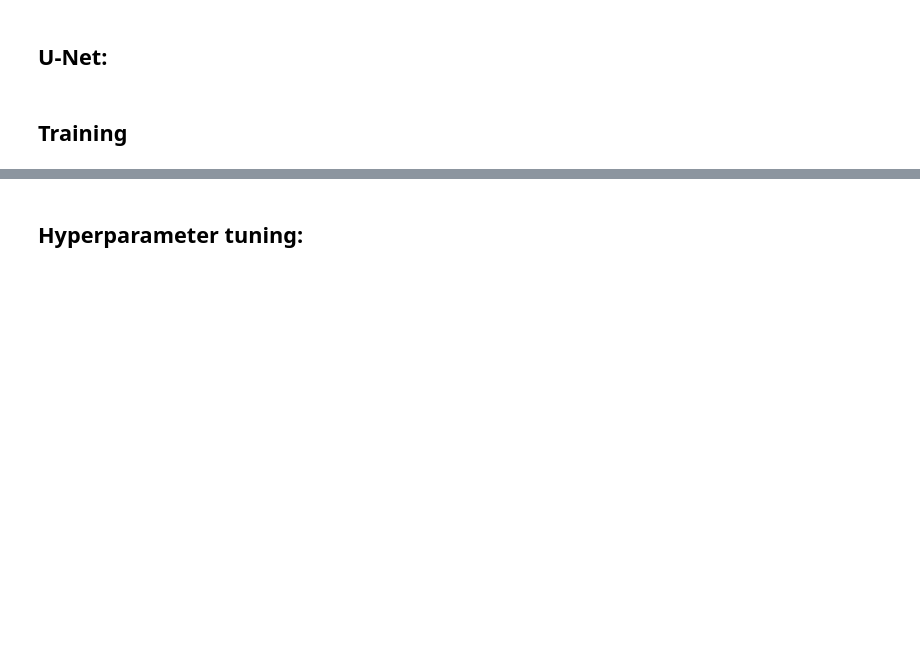
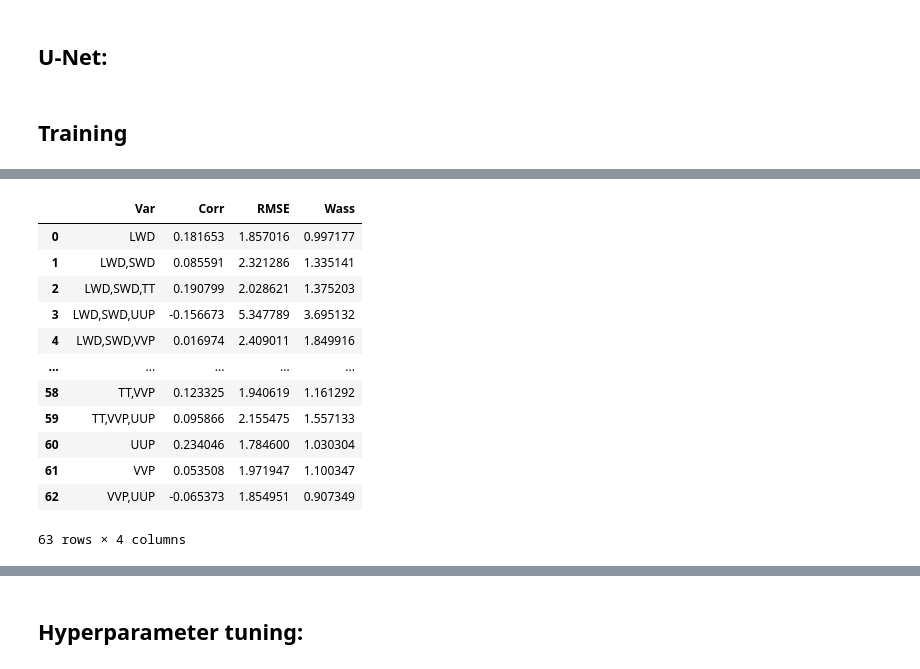
Before and after one commit to marvande/Antarctica-RCM-Emulator, a Jupyter notebook: scr/notebooks/pytorch/pytorch_ML.ipynb, the cells around one changed output, grey strips where cells are left out. Drawn from its saved outputs; the diff is of its cells as text; code cells hidden in the pictures; blank space fills up the shorter version.

```diff
--- a/scr/notebooks/pytorch/pytorch_ML.ipynb
+++ b/scr/notebooks/pytorch/pytorch_ML.ipynb
@@ -662,0 +1122,19 @@ plotLoss(train_loss_e, val_loss_e)
+# %%
+# read from google drive:
+pathGD = f"/content/gdrive/My Drive/Master-thesis/features_GCM.csv"
+df = pd.read_csv(pathGD)
+df
+# %% [output]
+|  | Var | Corr | RMSE | Wass |
+| 0 | LWD | 0.181653 | 1.857016 | 0.997177 |
+| 1 | LWD,SWD | 0.085591 | 2.321286 | 1.335141 |
+| 2 | LWD,SWD,TT | 0.190799 | 2.028621 | 1.375203 |
+| 3 | LWD,SWD,UUP | -0.156673 | 5.347789 | 3.695132 |
+| 4 | LWD,SWD,VVP | 0.016974 | 2.409011 | 1.849916 |
+| ... | ... | ... | ... | ... |
+| 58 | TT,VVP | 0.123325 | 1.940619 | 1.161292 |
+| 59 | TT,VVP,UUP | 0.095866 | 2.155475 | 1.557133 |
+| 60 | UUP | 0.234046 | 1.784600 | 1.030304 |
+| 61 | VVP | 0.053508 | 1.971947 | 1.100347 |
+| 62 | VVP,UUP | -0.065373 | 1.854951 | 0.907349 |
+63 rows × 4 columns
```
Also changed, not shown: parts of 68 cells of this notebook, 10 other files.
